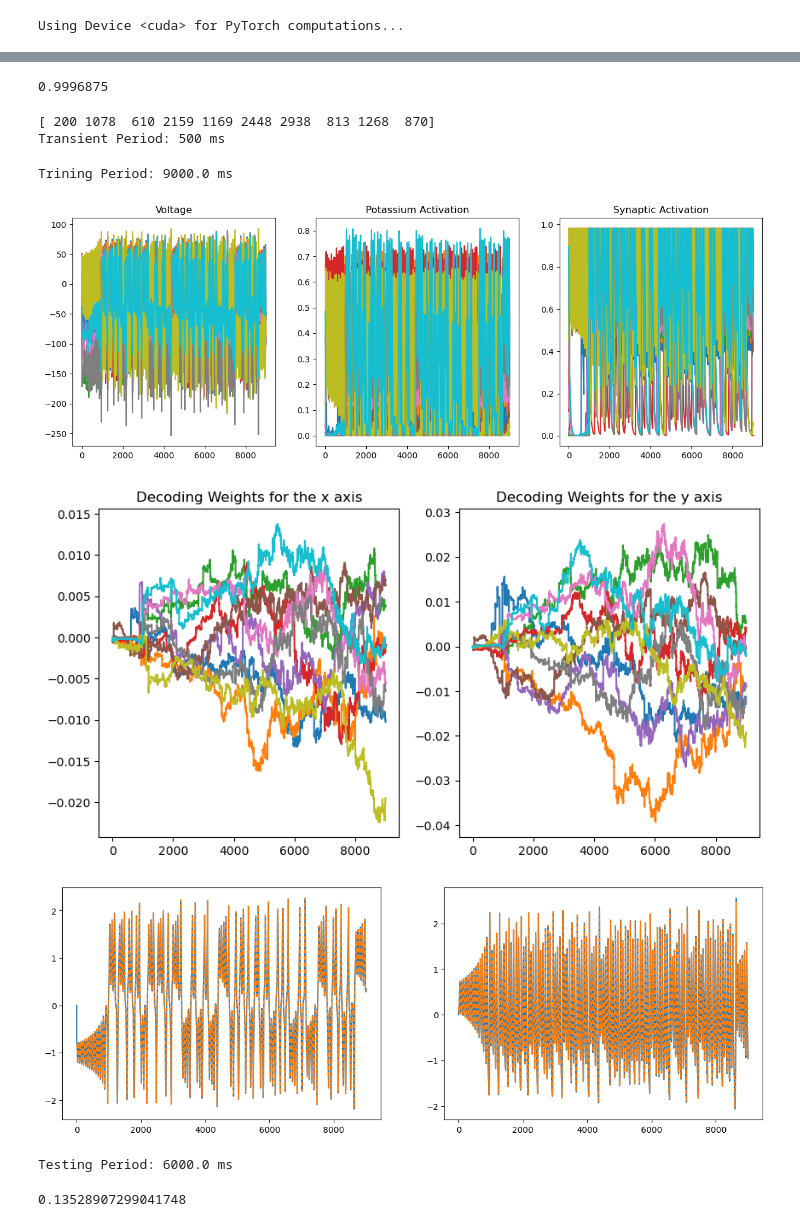
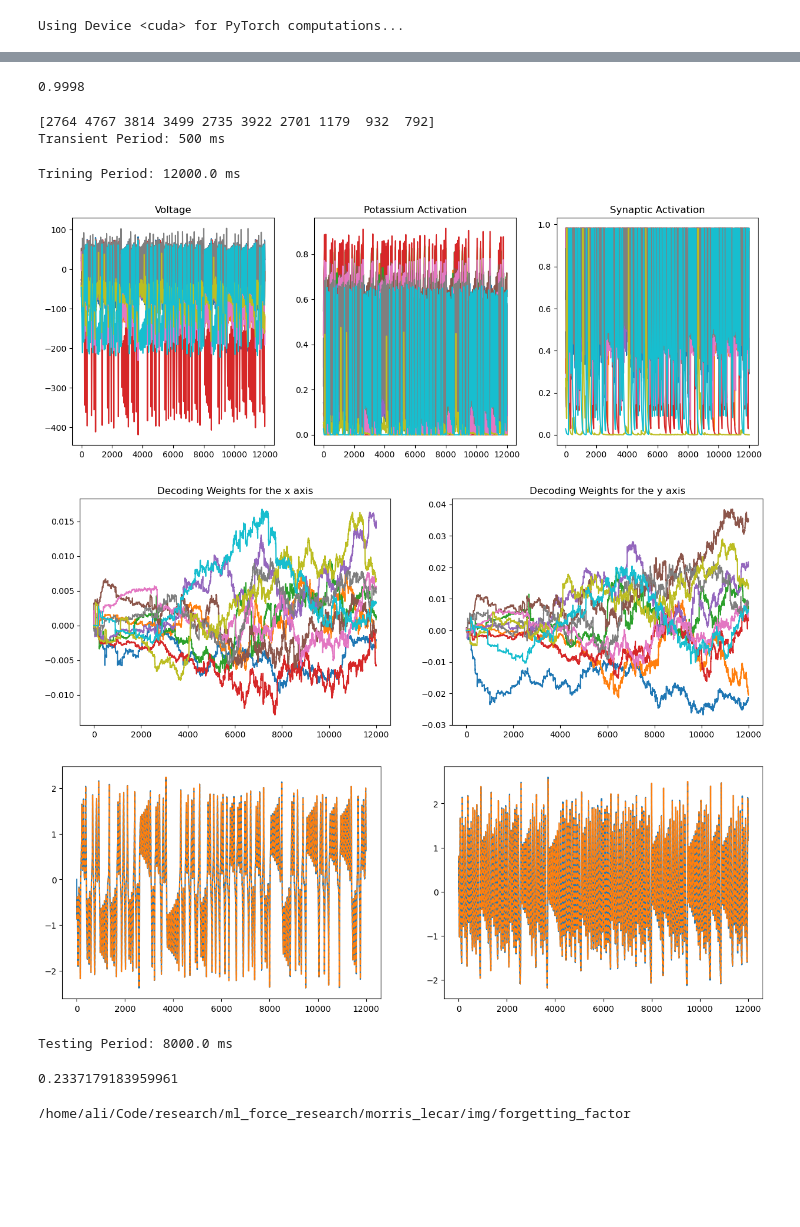
Before and after one commit to themahani/ml_force_research, a Jupyter notebook: morris_lecar/test_force copy.ipynb, the cells around one changed output, grey strips where cells are left out. Saved outputs shown, nothing was run; the diff lists cells and outputs as text; code cells hidden in the pictures; blank space fills up the shorter version.

Commit message:
test bigger network with forgetting factor.
- Best return map yet.

```diff
--- a/morris_lecar/test_force copy.ipynb
+++ b/morris_lecar/test_force copy.ipynb
@@ -25,7 +25,7 @@ np.random.seed(seed)
 torch.cuda.manual_seed(seed)
 torch.random.manual_seed(seed)
 
-T = 15000
+T = 20000
 dt = 5e-2
 t = np.arange(0, T, dt)
 nt = t.size
@@ -46,8 +46,8 @@ plt.show()
 # %% [markdown]
 # ML Conductance-based Model
 # %%
-NE = 2000
-NI = 2000
+NE = 2500
+NI = 2500
 N = NI + NE
 
 # input current for I and E neurons
@@ -59,8 +59,8 @@ current[:middle] *= Ie  # NE bias
 current[middle:] *= Ii  # NI bias
 # current = np.random.rand(N, 1) * Ie
 
-Q = 150
-lamda = 0.1
+Q = 200
+lamda = 1.0
 gbar = 15
 # %%
 device = torch.device("cuda" if torch.cuda.is_available() else 'cpu')
@@ -94,14 +94,14 @@ test_time = T * .4    # ms
 rls_stop = T - test_time
 rls_step = 20
 
-memory_length = 3200    # ms
+memory_length = 5000    # ms
 rls_gap = rls_step * dt
 memory_coeff = memory_length / rls_gap
 ff_coeff = 1 - 1 / memory_coeff
 
 ff_coeff
 # %% [output]
-0.9996875
+0.9998
 # %%
 duration = 500
 nt_transient = int(duration // dt)
@@ -134,9 +134,9 @@ for i in tqdm(range(nt_train)):
         ml.rls_ff(i, ff_coeff=ff_coeff)
         # ml.rls(i)
 # %% [output]
-[ 200 1078  610 2159 1169 2448 2938  813 1268  870]
+[2764 4767 3814 3499 2735 3922 2701 1179  932  792]
 Transient Period: 500 ms
-Trining Period: 9000.0 ms
+Trining Period: 12000.0 ms
 # %%
 t_train = np.arange(nt_train) * dt
 
@@ -150,16 +150,16 @@ ax[2].set_title('Synaptic Activation')
 
 plt.show()
 # %% [output]
-[figure, old version]
+[figure, new version]
 # %%
-fig, ax = plt.subplots(1, 2, figsize=(10, 5), sharex=True)
+fig, ax = plt.subplots(1, 2, figsize=(15, 5), sharex=True)
 ax[0].plot(t_train, dec_rec_train[:, :, 0].cpu().numpy())
 ax[0].set_title('Decoding Weights for the x axis')
 ax[1].plot(t_train, dec_rec_train[:, :, 1].cpu().numpy())
 ax[1].set_title('Decoding Weights for the y axis')
 plt.show()
 # %% [output]
-[figure, old version]
+[figure, new version]
 # %%
 fig, ax = plt.subplots(1, 2, figsize=(15, 5), sharex=True)
 ax[0].plot(t_train, xhat_rec_train[:, 0].cpu().numpy())
@@ -168,7 +168,7 @@ ax[1].plot(t_train, xhat_rec_train[:, 2].cpu().numpy())
 ax[1].plot(t_train, sup[:nt_train, 2], '--')
 plt.show()
 # %% [output]
-[figure, old version]
+[figure, new version]
 # %%
 nt_test = int(test_time // dt)
 s_rec_test = torch.zeros((nt_test, n_neurons), device=device, dtype=torch.float32)
@@ -184,11 +184,17 @@ for i in tqdm(range(nt_test)):
     n_rec_test[i] = ml.n[neurons].ravel()
     x_hat_rec[i] = ml.x_hat.ravel()
 # %% [output]
-Testing Period: 6000.0 ms
+Testing Period: 8000.0 ms
 # %%
 ml.dec.abs().max().item()
 # %% [output]
-0.13528907299041748
+0.2337179183959961
+# %%
+save_dir = os.path.join(os.getcwd(), "img", "forgetting_factor")
+os.makedirs(save_dir, exist_ok=True)
+print(save_dir)
+# %% [output]
+/home/ali/Code/research/ml_force_research/morris_lecar/img/forgetting_factor
 # %%
 t_test = np.arange(nt_test) * dt + T - test_time
 
```
Also changed, not shown: parts of 7 cells of this notebook, 2 other files.
